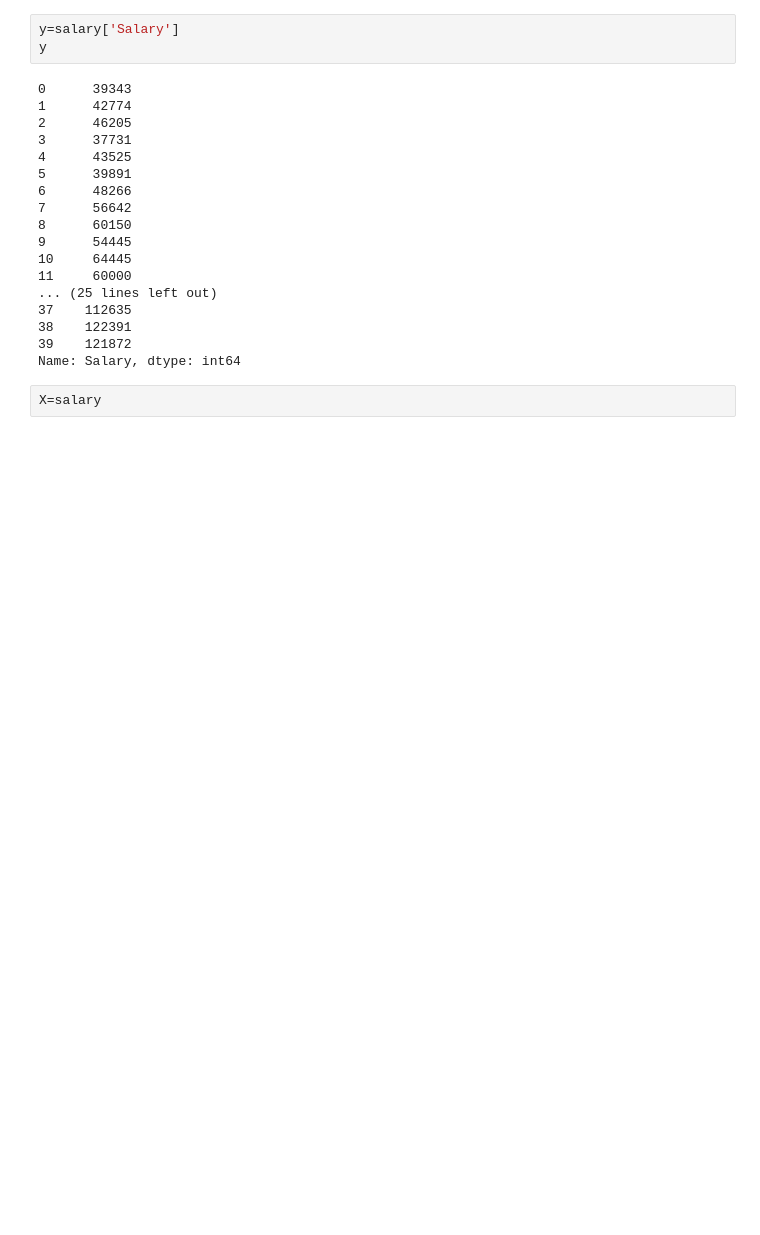
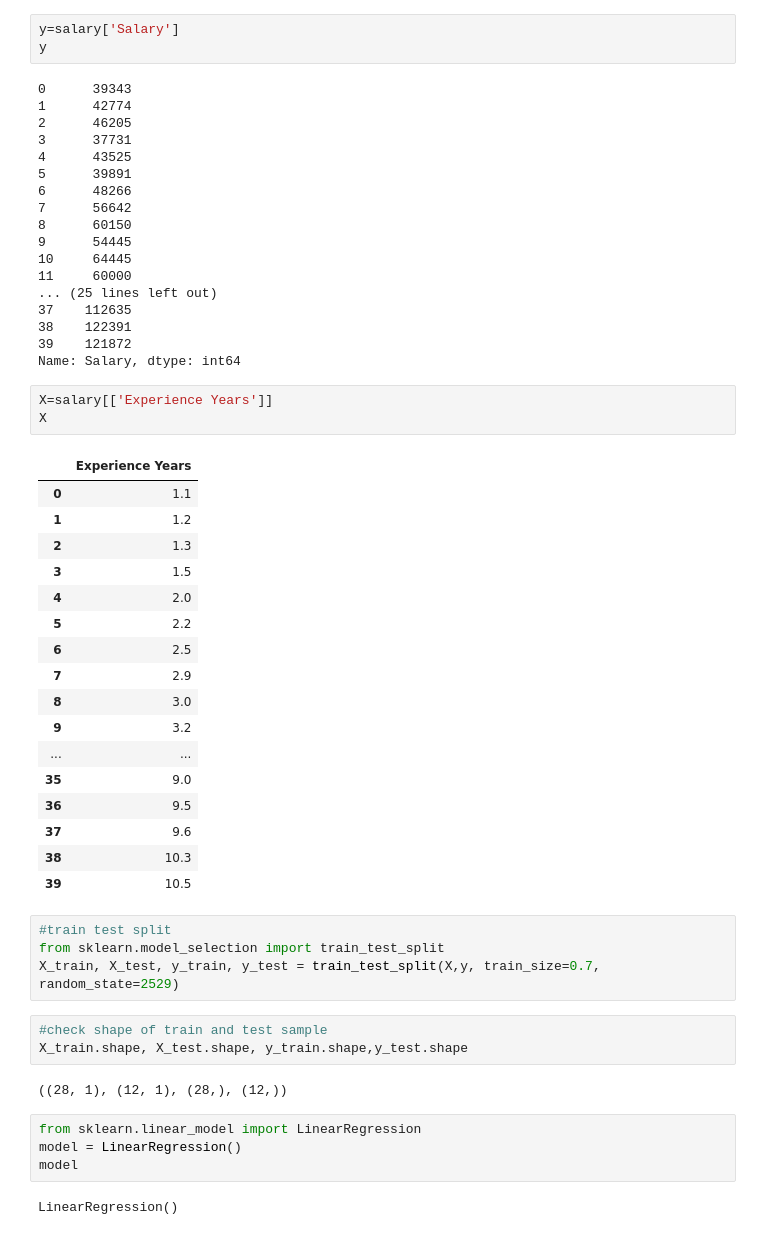
Before and after one commit to Pranil9699/AIML, a Jupyter notebook: Simple Linear Regression.ipynb, the cells around one changed output. Saved outputs shown, nothing was run; the diff lists cells and outputs as text; blank space fills up the shorter version.

```diff
--- a/Simple Linear Regression.ipynb
+++ b/Simple Linear Regression.ipynb
@@ -47,4 +47,38 @@ y
 39    121872
 Name: Salary, dtype: int64
 # %%
-X=salary
+X=salary[['Experience Years']]
+X
+# %% [output]
+|  | Experience Years |
+| 0 | 1.1 |
+| 1 | 1.2 |
+| 2 | 1.3 |
+| 3 | 1.5 |
+| 4 | 2.0 |
+| 5 | 2.2 |
+| 6 | 2.5 |
+| 7 | 2.9 |
+| 8 | 3.0 |
+| 9 | 3.2 |
+| ... | ... |
+| 35 | 9.0 |
+| 36 | 9.5 |
+| 37 | 9.6 |
+| 38 | 10.3 |
+| 39 | 10.5 |
+# %%
+#train test split
+from sklearn.model_selection import train_test_split
+X_train, X_test, y_train, y_test = train_test_split(X,y, train_size=0.7, random_state=2529)
+# %%
+#check shape of train and test sample
+X_train.shape, X_test.shape, y_train.shape,y_test.shape
+# %% [output]
+((28, 1), (12, 1), (28,), (12,))
+# %%
+from sklearn.linear_model import LinearRegression
+model = LinearRegression()
+model
+# %% [output]
+LinearRegression()
```
Also changed, not shown: parts of 8 cells of this notebook, 2 other files.
